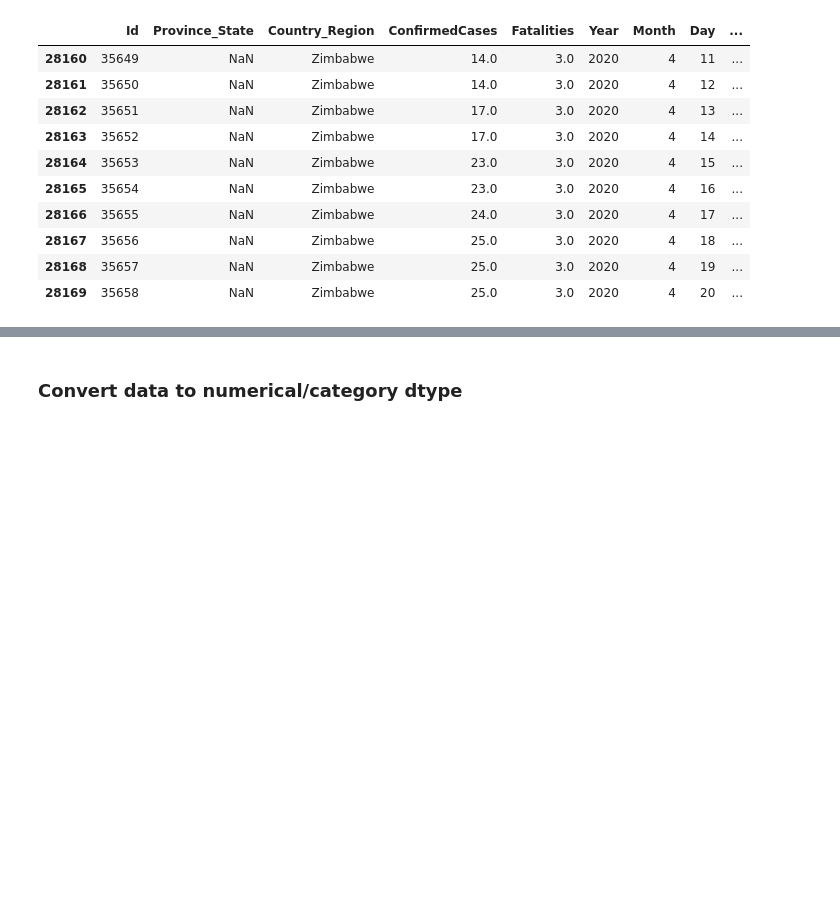
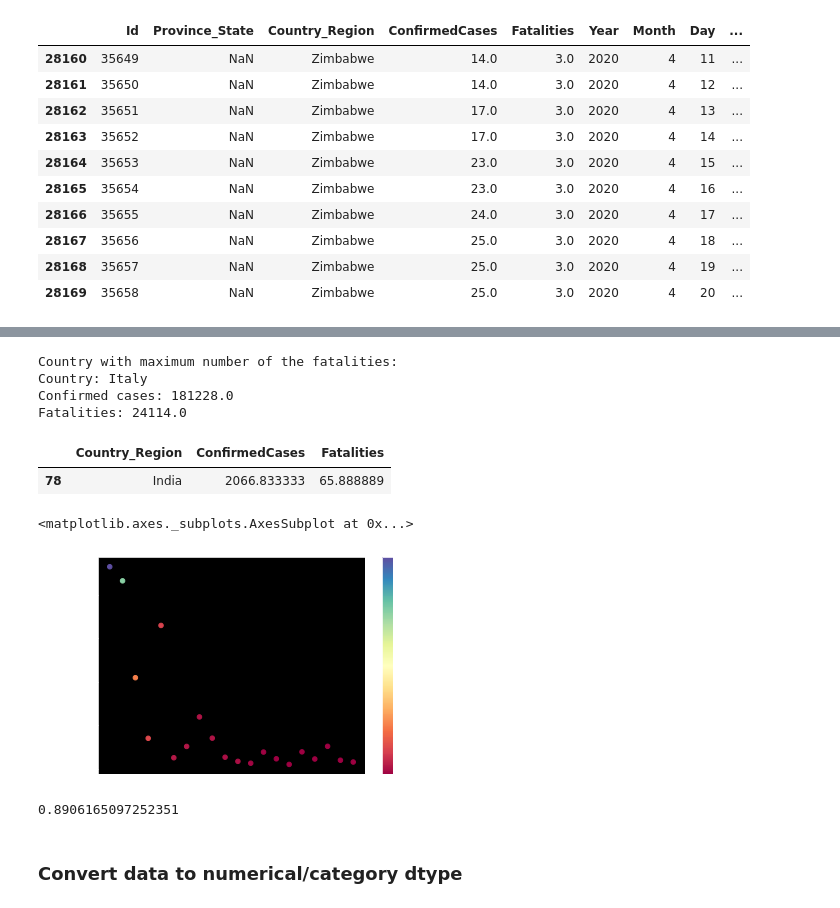
Before and after one commit to RitwikSharma107/covid19_ml, a Jupyter notebook: Covid19_Project.ipynb, the cells around one changed output, grey strips where cells are left out. Saved outputs shown, nothing was run; the diff lists cells and outputs as text; code cells hidden in the pictures; blank space fills up the shorter version.

```diff
--- a/Covid19_Project.ipynb
+++ b/Covid19_Project.ipynb
@@ -157,3 +179,36 @@ df.Country_Region.value_counts()[:15].plot(kind="bar")
+# %%
+# Maximum no. of fatalities
+df1 = df[df['Fatalities']==max(df.Fatalities)]
+Country = df1['Country_Region'][df1.index[0]]
+Con_Cases = df1['ConfirmedCases'][df1.index[0]]
+Fatal = df1['Fatalities'][df1.index[0]]
+print('Country with maximum number of the fatalities:')
+print('Country: '+Country)
+print('Confirmed cases: '+str(Con_Cases))
+print('Fatalities: '+str(Fatal))
+# %% [output]
+Country with maximum number of the fatalities:
+Country: Italy
+Confirmed cases: 181228.0
+Fatalities: 24114.0
+# %%
+# Average number of cases and fatalities in India
+df_ = df_Country.reset_index()
+df_[df_['Country_Region']=='India']
+# %% [output]
+|  | Country_Region | ConfirmedCases | Fatalities |
+| 78 | India | 2066.833333 | 65.888889 |
+# %%
+# Relation between Fatalities and Confirmed Cases
+Top10[:20].plot.scatter('Country_Region', 'ConfirmedCases', c='Fatalities', colormap='Spectral')
+# %% [output]
+<matplotlib.axes._subplots.AxesSubplot at 0x...>
+[figure, added]
+# %%
+# Relation between fatalities and confirmed cases
+df['Fatalities'].corr(df['ConfirmedCases'])
+# %% [output]
+0.8906165097252351
 # %% [markdown]
 ### Convert data to numerical/category dtype
 # %%
```
Also changed, not shown: parts of 12 cells of this notebook.
